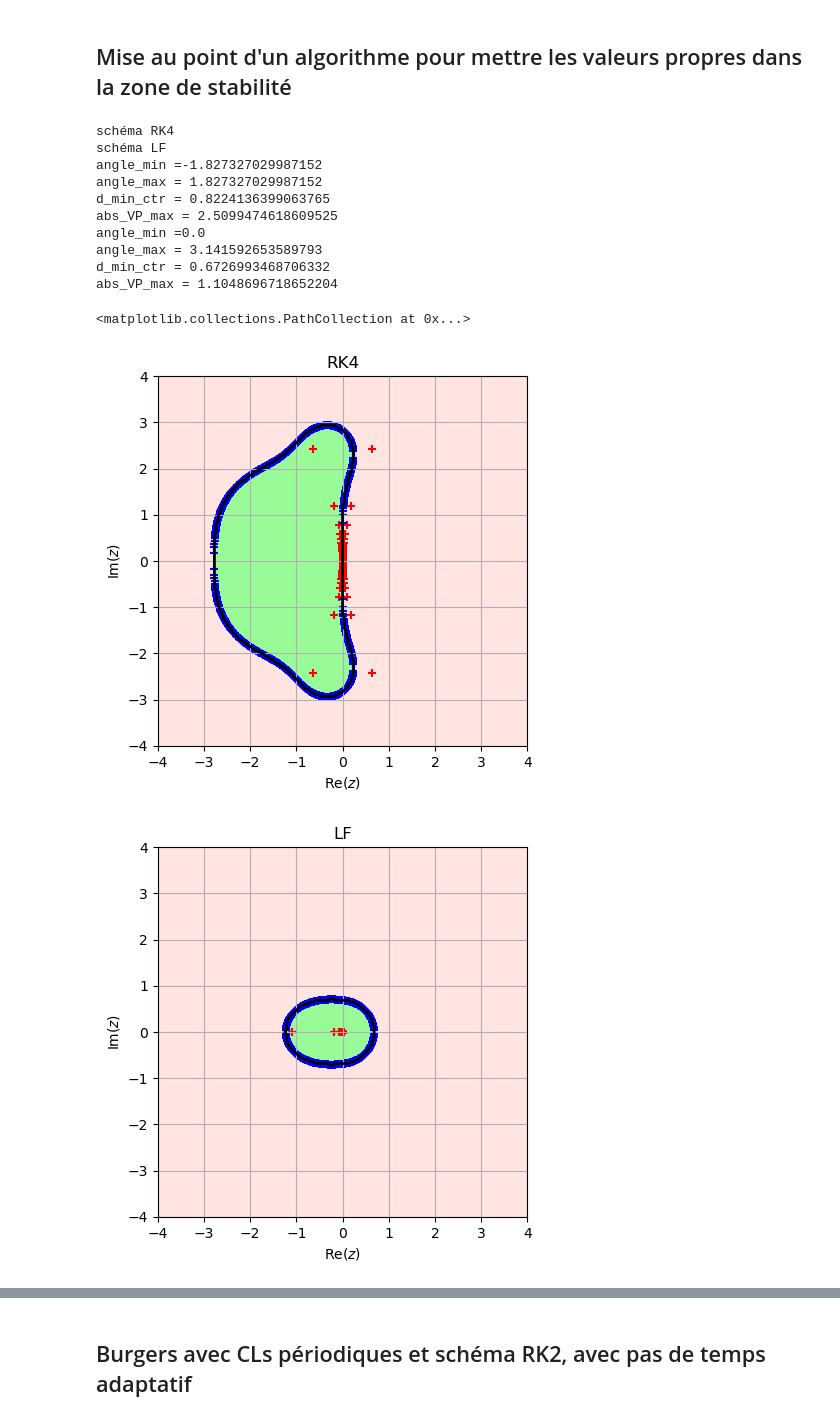
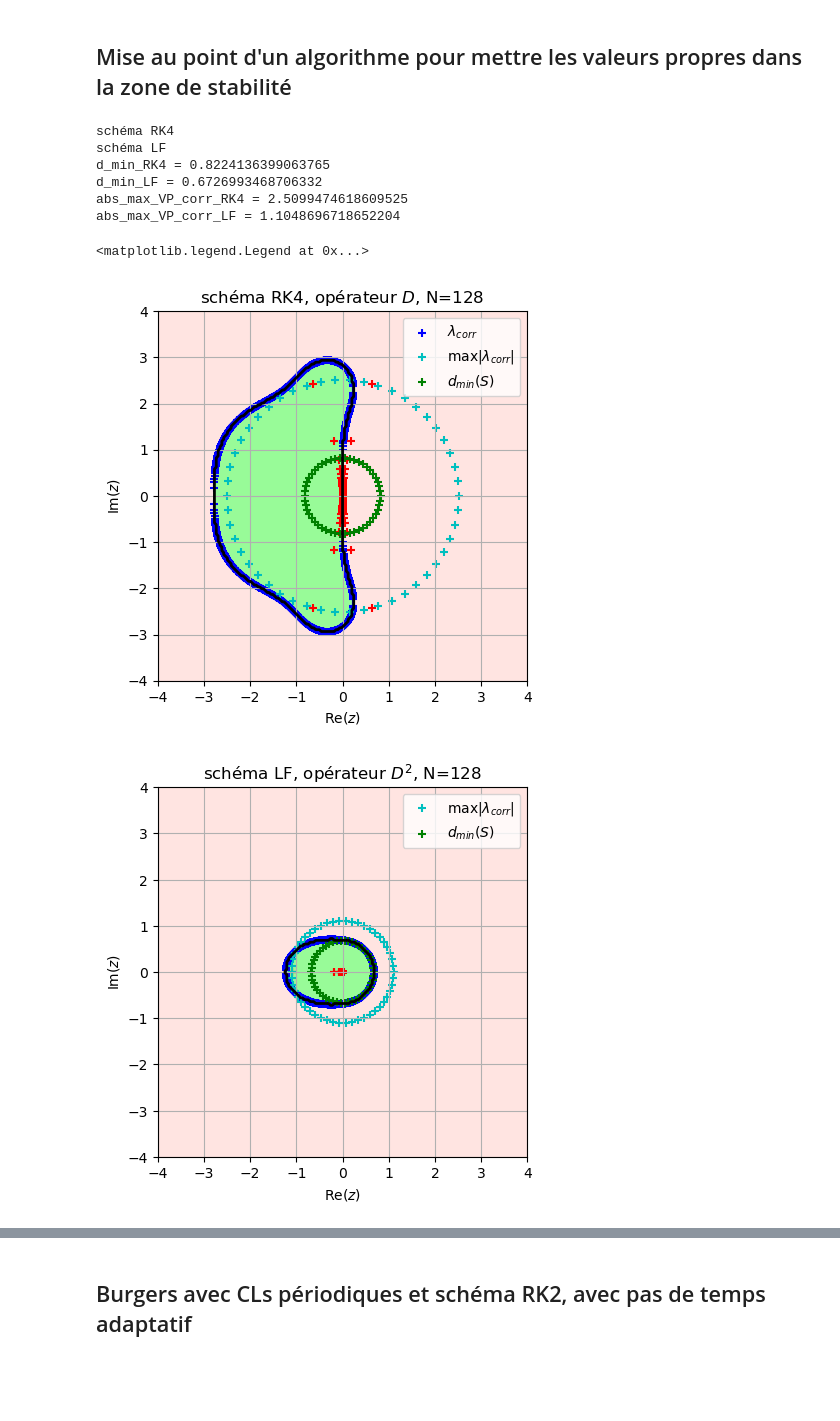
Before and after one commit to personne30003/pyTQG, a Jupyter notebook: Proto_notebooks/Adv_1D.ipynb, the cells around one changed output, grey strips where cells are left out. Cells and saved outputs as stored; diff of their text form; code cells hidden in the pictures; blank space fills up the shorter version.

```diff
--- a/Proto_notebooks/Adv_1D.ipynb
+++ b/Proto_notebooks/Adv_1D.ipynb
@@ -554,14 +557,14 @@ dist_eigs_D1 = np.abs(eigs_D_N1)
 #args_eigs_D1 = -np.pi*np.ones(eigs_D_N1.size)
 #dist_eigs_D1 = np.linspace(0.0, 50.0, eigs_D_N1.size)
 
-def compute_lambda_coeff(liste_eigs, contour_stab_res, coeff_sec = 0.9, ecarts_angles_max = 0.1, seuil_bruit = 1.0e-12):
+def corr_VP(liste_eigs, contour_stab_res, coeff_sec = 0.9, ecarts_angles_max = 0.1, get_coeff = False):
     "contour_stab_res : calculé avec fonction contour_stab, trié par arguments croissants"
     angle_eigs = np.angle(liste_eigs)
     dist_eigs = np.abs(liste_eigs)
 
     liste_k = np.zeros(len(liste_eigs))
     N_val_contour = contour_stab_res.angle.size
-
+    mask_VP = np.full_like(liste_eigs, False)#False = valide, True = invalide
     for i in range(0, len(liste_eigs)):
         angle_i = angle_eigs[i]
         dist_i = dist_eigs[i]
@@ -597,6 +600,7 @@ def compute_lambda_coeff(liste_eigs, contour_stab_res, coeff_sec = 0.9, ecarts_a
         #Cas où la VP n'est pas dans la zone de stabilité
         if (ecarts_angles > ecarts_angles_max) and (not real_axis):
             liste_k[i] = np.NaN
+            mask_VP[i] = True
             continue#On passe à l'itération suivante
         #print(f"angle_sup = {angle_sup}")
         #print(f"angle_inf = {angle_inf}")
@@ -607,7 +611,7 @@ def compute_lambda_coeff(liste_eigs, contour_stab_res, coeff_sec = 0.9, ecarts_a
                 #print(f"réel négatif")
                 angle_sup = angle_sup - angle_i
                 angle_inf = angle_inf + angle_i
-                angle_i =0.0
+                angle_i = 0.0
             else:
                 #print("réel positif")
                 angle_i = 0.0
@@ -631,59 +635,75 @@ def compute_lambda_coeff(liste_eigs, contour_stab_res, coeff_sec = 0.9, ecarts_a
 
     k_min = np.nanmin(liste_k)
     coeff_tot = coeff_sec*k_min
-    return coeff_tot
+    ma_VP_corr = np.ma.array(coeff_tot*liste_eigs, mask = mask_VP, fill_value = 100.0)
+    if get_coeff:
+        return coeff_tot, ma_VP_corr
+    return ma_VP_corr
 
 
-
-
-def d_max_contour(eigs_corr, contour_stab_res):
+def d_min_contour(eigs_corr, contour_stab_res):
+    "eigs_corr : masked array (True : dans la zone de stabilité, False: en dehors)"
     angle_VP_corr = np.angle(eigs_corr)
     angle_min = angle_VP_corr.min()
     angle_max = angle_VP_corr.max()
     if angle_min <= angle_max:
         masque_cone = (contour_stab_res.angle >= angle_min) & (contour_stab_res.angle <= angle_max)
     else:
         masque_cone = (contour_stab_res.angle >= angle_min) | (contour_stab_res.angle <= angle_max)
     abs_ctr_cone = contour_stab_res.abs[masque_cone]
     if len(abs_ctr_cone) >0:
         d_min_ctr = np.min(abs_ctr_cone)
     else:
         d_min_ctr = max( np.min(contour_stab_res.abs), 1.0e-6)#gère le cas où TOUTES les VP ne peuvent pas etre dans la zone de stabilité
     abs_VP_max = np.abs(eigs_corr).max()
+    return d_min_ctr, abs_VP_max
+
 print("schéma RK4")
-coeff_corr_RK4 = compute_lambda_coeff(eigs_D_N1, contour_RK4)
+VP_corr_RK4 = corr_VP(eigs_D_N1, contour_RK4)
 print("schéma LF")
-coeff_corr_LF = compute_lambda_coeff(eigs_D2_N1, contour_LF)
+VP_corr_LF = corr_VP(eigs_D2_N1, contour_LF)
 
+d_min_RK4, abs_max_VP_corr_RK4 = d_min_contour(VP_corr_RK4, contour_RK4)
 
-VP_corr_RK4 = coeff_corr_RK4*eigs_D_N1
-VP_corr_LF = coeff_corr_LF*eigs_D2_N1
+d_min_LF, abs_max_VP_corr_LF = d_min_contour(VP_corr_LF, contour_LF)
 
-d_max_contour(VP_corr_RK4, contour_RK4)
+#print(f"VP_corr_RK4 : {VP_corr_RK4}")
+#print(f"VP_corr_LF : {VP_corr_LF}")
 
-d_max_contour(VP_corr_LF, contour_LF)
-fig = plt.figure()
-ax_RK4 = stability_diagram(stab_RK4, title = 'RK4')
-ax_RK4.scatter(VP_corr_RK4.real, VP_corr_RK4.imag, marker = '+', color='r')
+print(f"d_min_RK4 = {d_min_RK4}")
+print(f"d_min_LF = {d_min_LF}")
 
-ax_RK4.scatter(contour_RK4.Complex.real, contour_RK4.Complex.imag, marker = '+', color = 'b')
+print(f"abs_max_VP_corr_RK4 = {abs_max_VP_corr_RK4}")
+print(f"abs_max_VP_corr_LF = {abs_max_VP_corr_LF}")
+
+liste_angle = np.linspace(0.0, 2.0*np.pi, endpoint = False)
 
 
 fig = plt.figure()
+ax_RK4 = stability_diagram(stab_RK4, title = 'RK4')
+ax_RK4.set_title(rf"schéma RK4, opérateur $D$, N={N1}")
+ax_RK4.scatter(VP_corr_RK4.real, VP_corr_RK4.imag, marker = '+', color='r')
+
+ax_RK4.scatter(contour_RK4.Complex.real, contour_RK4.Complex.imag, marker = '+', color = 'b', label = r'$\lambda_{corr}$')
+ax_RK4.scatter(abs_max_VP_corr_RK4*np.cos(liste_angle), abs_max_VP_corr_RK4*np.sin(liste_angle), marker='+', color = 'c', label =r"$\max{|\lambda_{corr}|}$")
+ax_RK4.scatter(d_min_RK4*np.cos(liste_angle), d_min_RK4*np.sin(liste_angle), marker='+', color = 'g', label =r"$d_{min}(S)$")
+ax_RK4.legend()
+
+fig = plt.figure()
 ax_LF = stability_diagram(stab_LF, title = 'LF')
+ax_LF.set_title(rf"schéma LF, opérateur $D^2$, N={N1}")
 ax_LF.scatter(contour_LF.Complex.real, contour_LF.Complex.imag, marker = '+', color = 'b')
 ax_LF.scatter(VP_corr_LF.real, VP_corr_LF.imag, marker = '+', color='r')
+ax_LF.scatter(abs_max_VP_corr_LF*np.cos(liste_angle), abs_max_VP_corr_LF*np.sin(liste_angle), marker='+', color = 'c', label =r"$\max{|\lambda_{corr}|}$")
+ax_LF.scatter(d_min_LF*np.cos(liste_angle), d_min_LF*np.sin(liste_angle), marker='+', color = 'g', label =r"$d_{min}(S)$")
+ax_LF.legend()
 # %% [output]
 schéma RK4
 schéma LF
-angle_min =-1.827327029987152
-angle_max = 1.827327029987152
-d_min_ctr = 0.8224136399063765
-abs_VP_max = 2.5099474618609525
-angle_min =0.0
-angle_max = 3.141592653589793
-d_min_ctr = 0.6726993468706332
-abs_VP_max = 1.1048696718652204
+d_min_RK4 = 0.8224136399063765
+d_min_LF = 0.6726993468706332
+abs_max_VP_corr_RK4 = 2.5099474618609525
+abs_max_VP_corr_LF = 1.1048696718652204
-<matplotlib.collections.PathCollection at 0x...>
+<matplotlib.legend.Legend at 0x...>
-[figure, old version]
+[figure, new version]
-[figure, old version]
+[figure, new version]
```
Also changed, not shown: parts of 30 cells of this notebook, 21 other files.
